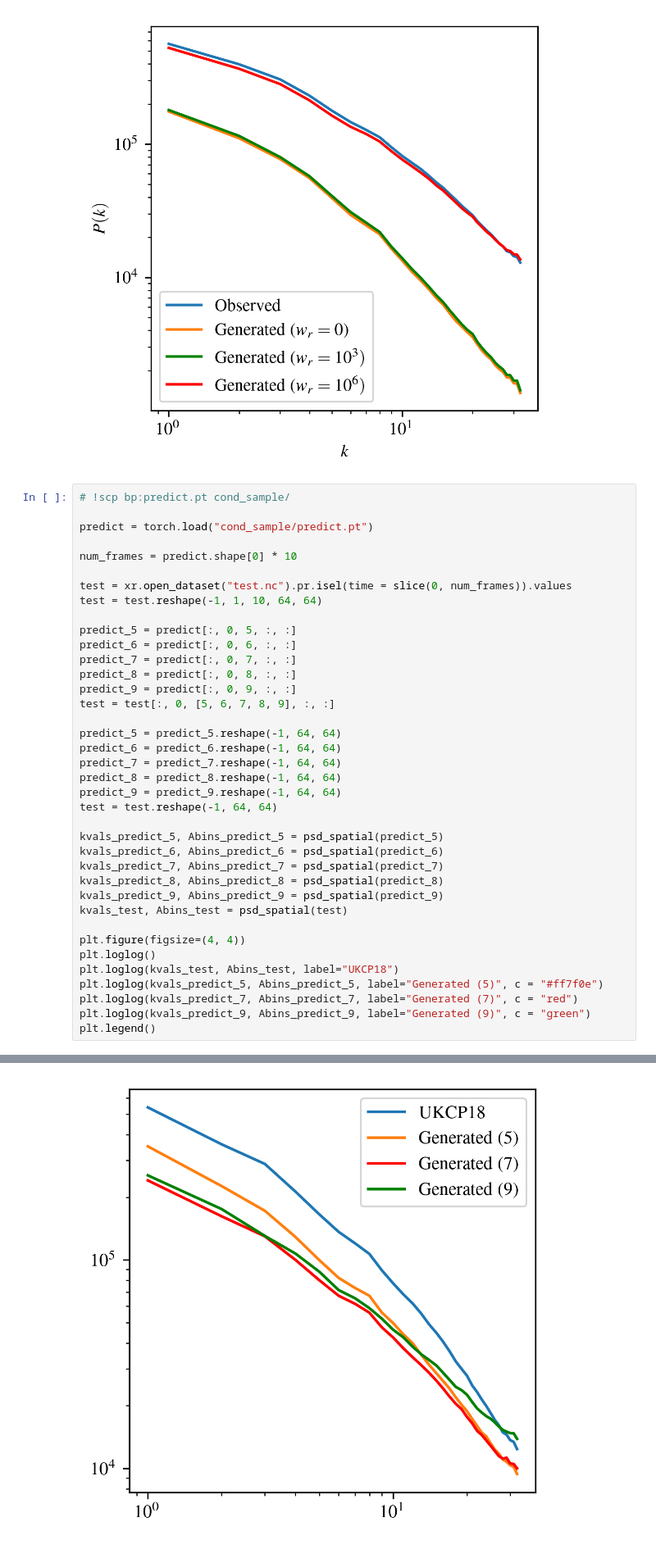
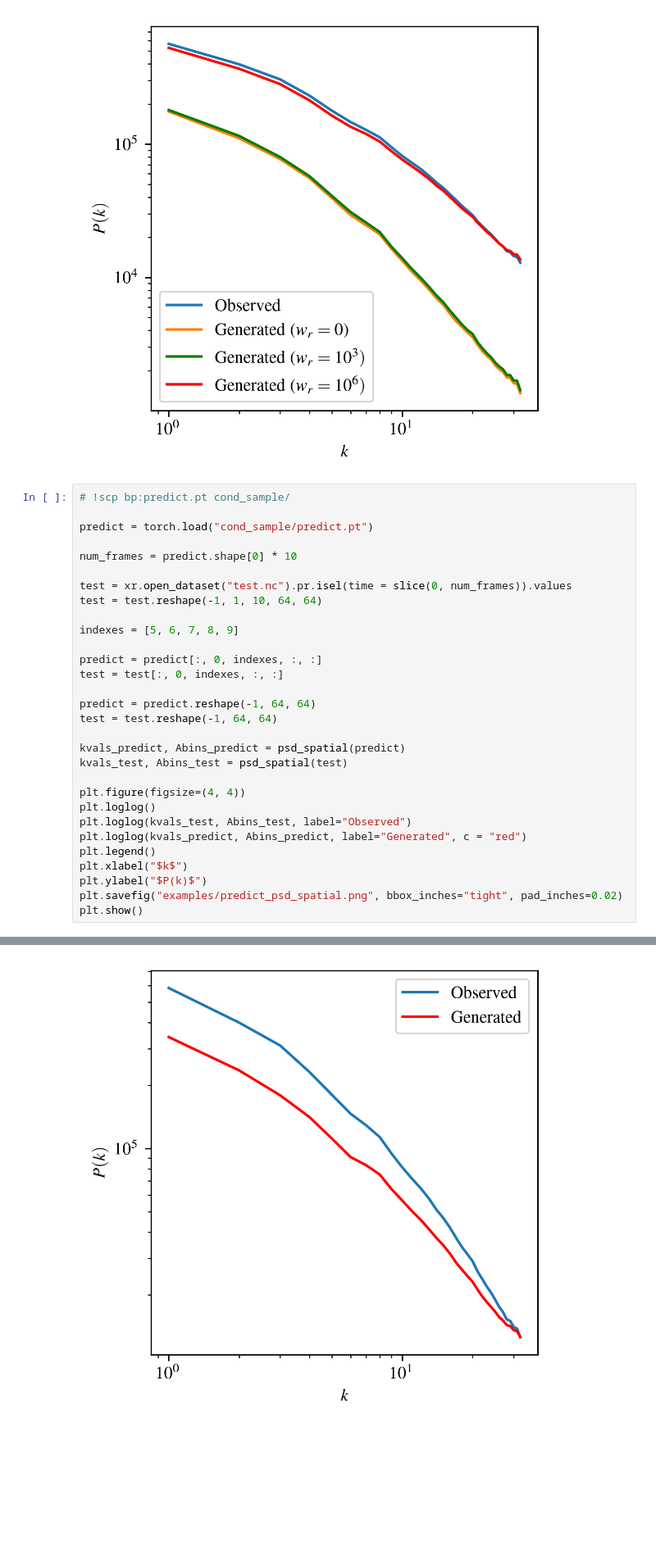
Before and after one commit to henryaddison/video-diffusion-climate, a Jupyter notebook: notebooks/psd_spatial.ipynb, the cells around one changed output, grey strips where cells are left out. Shown at 82% size. Cells and saved outputs as stored; diff of their text form; blank space fills up the shorter version.

```diff
--- a/notebooks/psd_spatial.ipynb
+++ b/notebooks/psd_spatial.ipynb
@@ -180,32 +180,24 @@ num_frames = predict.shape[0] * 10
 test = xr.open_dataset("test.nc").pr.isel(time = slice(0, num_frames)).values
 test = test.reshape(-1, 1, 10, 64, 64)
 
-predict_5 = predict[:, 0, 5, :, :]
-predict_6 = predict[:, 0, 6, :, :]
-predict_7 = predict[:, 0, 7, :, :]
-predict_8 = predict[:, 0, 8, :, :]
-predict_9 = predict[:, 0, 9, :, :]
-test = test[:, 0, [5, 6, 7, 8, 9], :, :]
+indexes = [5, 6, 7, 8, 9]
 
-predict_5 = predict_5.reshape(-1, 64, 64)
-predict_6 = predict_6.reshape(-1, 64, 64)
-predict_7 = predict_7.reshape(-1, 64, 64)
-predict_8 = predict_8.reshape(-1, 64, 64)
-predict_9 = predict_9.reshape(-1, 64, 64)
+predict = predict[:, 0, indexes, :, :]
+test = test[:, 0, indexes, :, :]
+
+predict = predict.reshape(-1, 64, 64)
 test = test.reshape(-1, 64, 64)
 
-kvals_predict_5, Abins_predict_5 = psd_spatial(predict_5)
-kvals_predict_6, Abins_predict_6 = psd_spatial(predict_6)
-kvals_predict_7, Abins_predict_7 = psd_spatial(predict_7)
-kvals_predict_8, Abins_predict_8 = psd_spatial(predict_8)
-kvals_predict_9, Abins_predict_9 = psd_spatial(predict_9)
+kvals_predict, Abins_predict = psd_spatial(predict)
 kvals_test, Abins_test = psd_spatial(test)
 
 plt.figure(figsize=(4, 4))
 plt.loglog()
-plt.loglog(kvals_test, Abins_test, label="UKCP18")
-plt.loglog(kvals_predict_5, Abins_predict_5, label="Generated (5)", c = "#ff7f0e")
-plt.loglog(kvals_predict_7, Abins_predict_7, label="Generated (7)", c = "red")
-plt.loglog(kvals_predict_9, Abins_predict_9, label="Generated (9)", c = "green")
+plt.loglog(kvals_test, Abins_test, label="Observed")
+plt.loglog(kvals_predict, Abins_predict, label="Generated", c = "red")
 plt.legend()
+plt.xlabel("$k$")
+plt.ylabel("$P(k)$")
+plt.savefig("examples/predict_psd_spatial.png", bbox_inches="tight", pad_inches=0.02)
+plt.show()
 # %% [output]
@@ -213 +204 @@ plt.legend()
-[figure, old version]
+[figure, new version]
```
Also changed, not shown: parts of 1 cell of this notebook, 16 other files.
